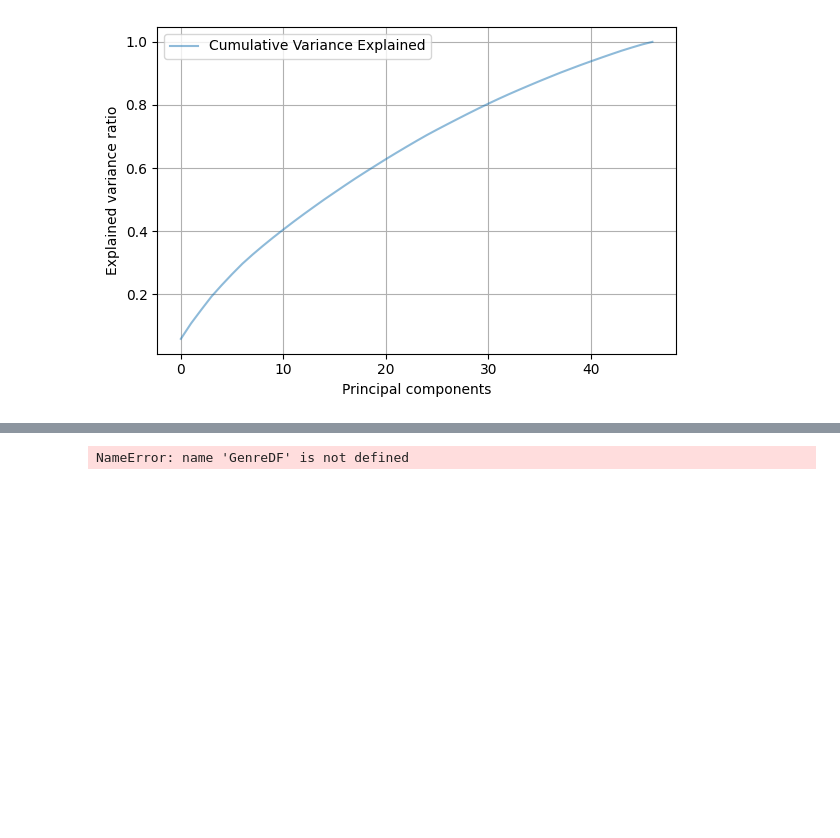
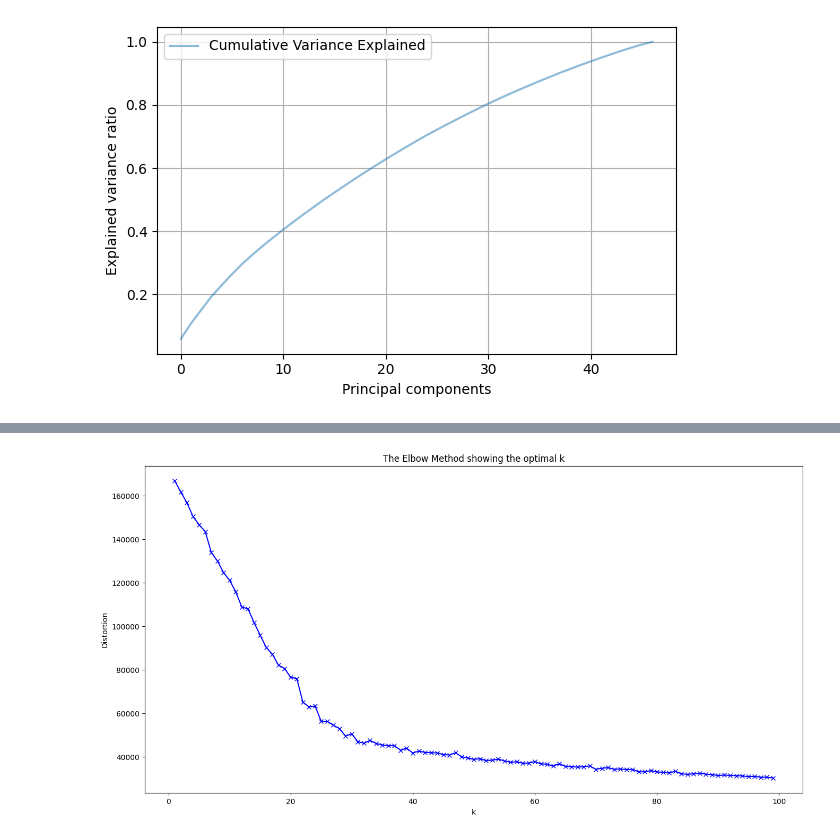
Before and after one commit to saratsiri/anime-rec, a Jupyter notebook: notebooks/saratsiri_anime_rec.ipynb, the cells around one changed output, grey strips where cells are left out. Saved outputs shown, nothing was run; the diff lists cells and outputs as text; code cells hidden in the pictures; blank space fills up the shorter version.

```diff
--- a/notebooks/saratsiri_anime_rec.ipynb
+++ b/notebooks/saratsiri_anime_rec.ipynb
@@ -38,4 +27,5 @@ AnimesDF
 # %%
 # Preprocessing
 AnimesDF = AnimesDF.dropna(subset=['genre'])
+AnimesDF['producer'] = AnimesDF['producer'].str.split(', ')
 AnimesDF['genre'] = AnimesDF['genre'].str.split(', ')
@@ -77,12 +71,10 @@ anime_df_scaled = scaler.fit_transform(anime_df_selected)
 display(anime_df_scaled)
 
 # PCA'ING AND PRESERVING COLUMNS'NAMES
-threhsold_pca = 20
+threhsold_pca = 25
 pca = PCA(n_components=threhsold_pca, whiten=True).set_output(transform="pandas") # find all the Principal Components PC (no y!)
 pca.fit(anime_df_scaled)
 features_pca = pca.transform(anime_df_scaled)
-display(features_pca)
-features_pca = pca.transform(anime_df_scaled)
 # %% [output]
 |  | score | episodes | members | duration_min | Action | Adventure | Cars | Comedy | Dementia | Demons | ... |
 | 0 | 0.841724 | -0.055832 | 2.248116 | -0.175806 | -0.666793 | -0.5052 | -0.07868 | 1.098131 | -0.084279 | -0.18607 | ... |
@@ -113,17 +152,18 @@ features_pca = pca.transform(anime_df_scaled)
 # %%
-# Initialize an empty DataFrame to store the results
-results = pd.DataFrame(columns=['k', 'Silhouette Score', 'Calinski Harabasz Score', 'Davies Bouldin Score'])
+# # Initialize an empty DataFrame to store the results
+# results = pd.DataFrame(columns=['k', 'Silhouette Score', 'Calinski Harabasz Score', 'Davies Bouldin Score'])
 
-# Loop over the range of k values
-for k in range(2, 50):  # we start from 2 because silhouette_score is not defined for a single cluster
-    kmeans = KMeans(n_clusters=k, random_state=0, n_init = 'auto')
-    clusters = kmeans.fit_predict(features_pca)
+# # Loop over the range of k values
+# for k in range(2, 50):  # we start from 2 because silhouette_score is not defined for a single cluster
+#     kmeans = KMeans(n_clusters=k, random_state=0, n_init = 'auto')
+#     clusters = kmeans.fit_predict(features_pca)
 
-    silhouette = silhouette_score(features_pca, clusters)
-    calinski_harabasz = calinski_harabasz_score(features_pca, clusters)
-    davies_bouldin = davies_bouldin_score(features_pca, clusters)
+#     silhouette = silhouette_score(features_pca, clusters)
+#     calinski_harabasz = calinski_harabasz_score(features_pca, clusters)
+#     davies_bouldin = davies_bouldin_score(features_pca, clusters)
 
-    results = results.append({'k': k, 'Silhouette Score': silhouette, 'Calinski Harabasz Score': calinski_harabasz, 'Davies Bouldin Score': davies_bouldin}, ignore_index=True)
+#     new_row = pd.DataFrame({'k': k, 'Silhouette Score': silhouette, 'Calinski Harabasz Score': calinski_harabasz, 'Davies Bouldin Score': davies_bouldin}, index=[0])
+#     results = pd.concat([results, new_row], ignore_index=True)
 
-# Display the results
-print(results)
+# # Display the results
+# print(results
@@ -192,40 +170,17 @@ cluster
-# %%
-import numpy as np
-import itertools
-import seaborn as sns
-import matplotlib.pyplot as plt
-
-# Create a list of all genres
-all_genres = list(set(itertools.chain.from_iterable(GenreDF)))
-
-# Initialize a co-occurrence matrix of zeros
-co_occurrence_matrix = pd.DataFrame(np.zeros((len(all_genres), len(all_genres))), index=all_genres, columns=all_genres)
-
-# Iterate through each list of genres and increment co-occurrence matrix for each pair
-for genres in GenreDF:
-    for genre1, genre2 in itertools.combinations(genres, 2):
-        co_occurrence_matrix.loc[genre1, genre2] += 1
-        co_occurrence_matrix.loc[genre2, genre1] += 1
-
-# Plot the co-occurrence matrix as a heatmap
-plt.figure(figsize=(10, 10))
-sns.heatmap(co_occurrence_matrix, cmap='YlGnBu')
-plt.title('Genre Co-occurrence Heatmap')
-plt.show()
-# %% [output]
-NameError: name 'GenreDF' is not defined
 # %%
 # Apply Elbow method
 distortions = []
-K = range(1,20)
+K = range(1,100)
 for k in K:
-    kmeanModel = KMeans(n_clusters=k)
+    kmeanModel = KMeans(n_clusters=k, n_init='auto')
     kmeanModel.fit(features_pca)
     distortions.append(kmeanModel.inertia_)
 
 plt.figure(figsize=(16,8))
 plt.plot(K, distortions, 'bx-')
 plt.xlabel('k')
 plt.ylabel('Distortion')
 plt.title('The Elbow Method showing the optimal k')
 plt.show()
+# %% [output]
+[figure, added]
```
Also changed, not shown: parts of 12 cells of this notebook.
